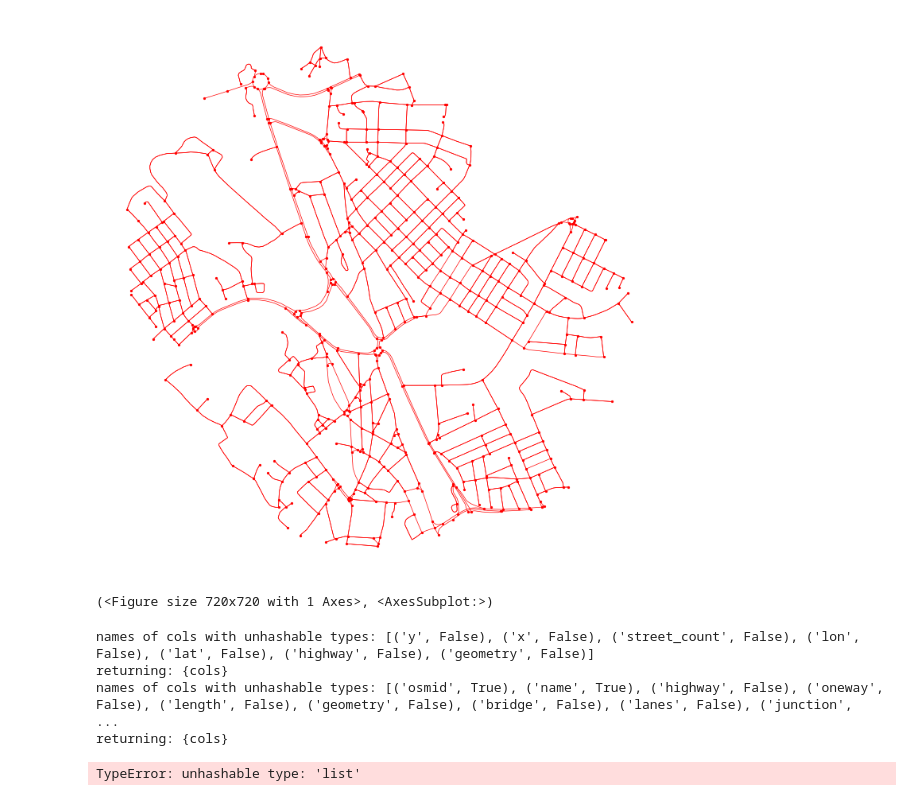
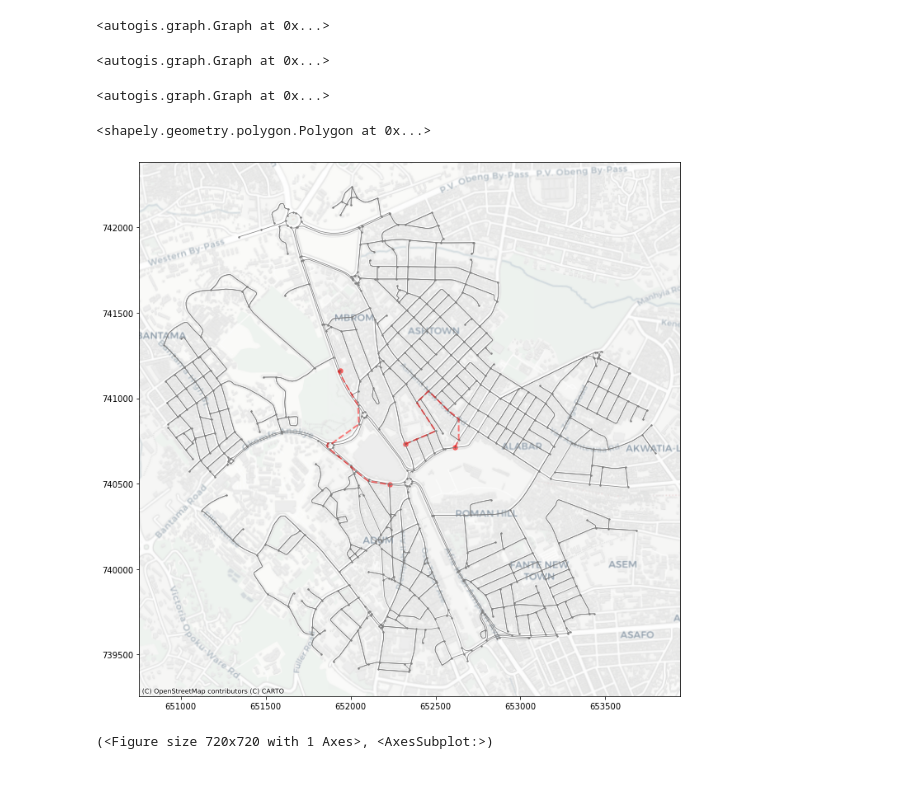
Before and after one commit to Joe-Degs/AutoGIS, a Jupyter notebook: test-thesis/test_shortest_path.ipynb, the cells around one changed output. Cells and saved outputs as stored; diff of their text form; code cells hidden in the pictures.

```diff
--- a/test-thesis/test_shortest_path.ipynb
+++ b/test-thesis/test_shortest_path.ipynb
@@ -1,4 +1,5 @@
 # %%
 from autogis import *
 # %%
-a = Route('coords_list', [(6.7001, -1.62217), (6.70312, -1.62511)], [(6.69791, -1.61829), (6.6971, -1.62252)])
+a = Route('coords_list', origin=[(6.7001, -1.62217), (6.70312, -1.62511)],
+          dest=[(6.69791, -1.61829), (6.6971, -1.62252)])
@@ -5,15 +8,26 @@ a = Route('coords_list', [(6.7001, -1.62217), (6.70312, -1.62511)], [(6.69791, -
 # %%
 g = Graph('route_polygon', a)
 # %%
-g.download(network_type='drive').static_plot(basemap=False, color='red', markersize=5, axis=False)
+g.download(network_type='drive').nodes_and_edges()
 # %% [output]
-[figure, removed]
-(<Figure size 720x720 with 1 Axes>, <AxesSubplot:>)
+<autogis.graph.Graph at 0x...>
-# %%
-g.shortest_path_with_route(a)
-# %% [output]
-names of cols with unhashable types: [('y', False), ('x', False), ('street_count', False), ('lon', False), ('lat', False), ('highway', False), ('geometry', False)]
-returning: {cols}
-names of cols with unhashable types: [('osmid', True), ('name', True), ('highway', False), ('oneway', False), ('length', False), ('geometry', False), ('bridge', False), ('lanes', False), ('junction',  ...
-returning: {cols}
-TypeError: unhashable type: 'list'
+# %%
+g.geometry_from_polygon(key='buildings', tags={'building': True}, facecolor='lightgray', alpha=0.7)
+# %% [output]
+<autogis.graph.Graph at 0x...>
+# %%
+g.shortest_path_with_route(a, edge_kwargs=dict(color='red', linewidth=2, linestyle='--'),
+                           node_kwargs=dict(markersize=30, color='red'))
+# %% [output]
+<autogis.graph.Graph at 0x...>
+# %%
+g.extent()
+# %% [output]
+<shapely.geometry.polygon.Polygon at 0x...>
+# %%
+g.static_plot(basemap=True, color='gray', edge_kwargs=dict(linewidth=0.75),
+              filepath="images/shortest_path.png", node_kwargs=dict(markersize=2),
+              shortest_path=True, geom_keys=['buildings'])
+# %% [output]
+[figure, added]
+(<Figure size 720x720 with 1 Axes>, <AxesSubplot:>)
```
Also changed, not shown: parts of 1 cell of this notebook.
